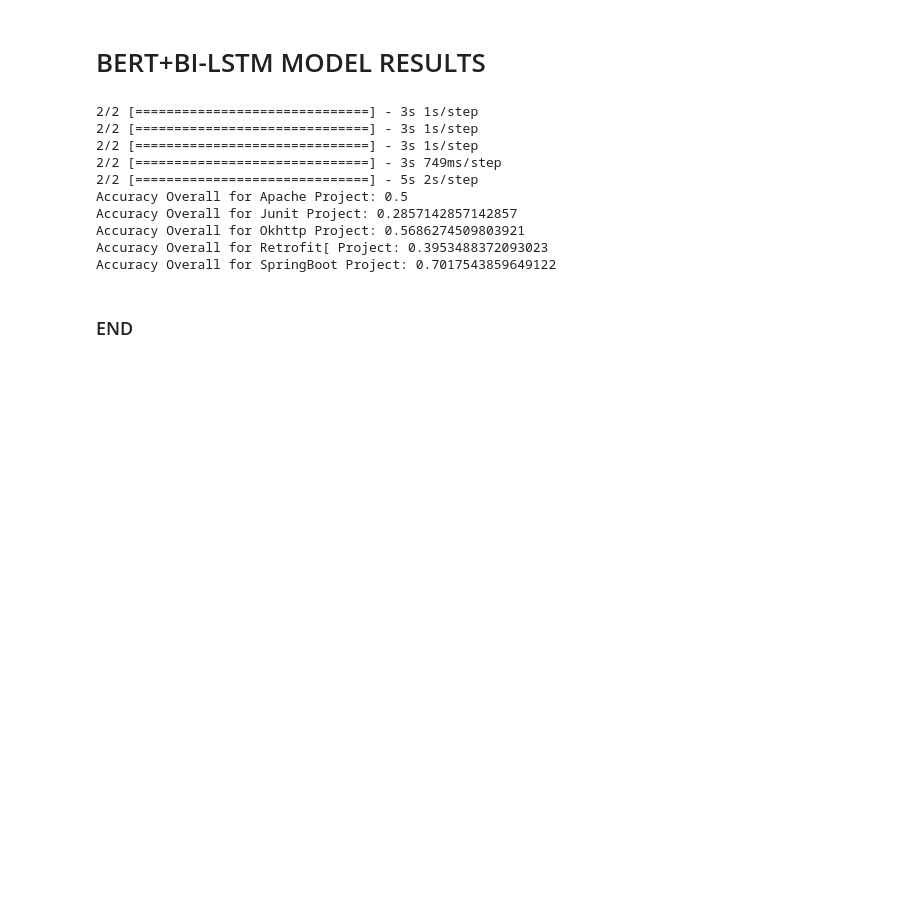
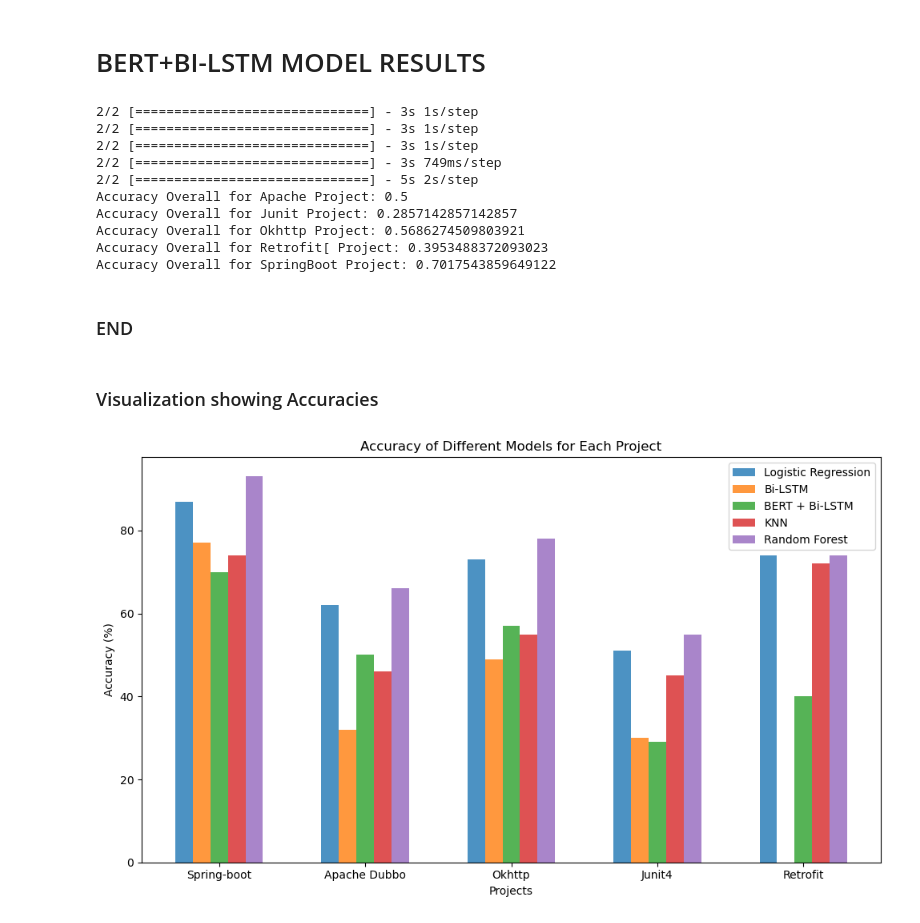
Before and after one commit to harshithabnag7/DSCI-Quality-Commit-Messages--dentification, a Jupyter notebook: Models training final.ipynb, the cells around one changed output. Cells and saved outputs as stored; diff of their text form; code cells hidden in the pictures; blank space fills up the shorter version.

Commit message:
designed visualization

```diff
--- a/Models training final.ipynb
+++ b/Models training final.ipynb
@@ -673,3 +673,44 @@ Accuracy Overall for Retrofit[ Project: 0.3953488372093023
 Accuracy Overall for SpringBoot Project: 0.7017543859649122
 # %% [markdown]
 ### END
+# %% [markdown]
+### Visualization showing Accuracies
+# %%
+import numpy as np
+import matplotlib.pyplot as plt
+
+
+projects = ['Spring-boot', 'Apache Dubbo', 'Okhttp', 'Junit4', 'Retrofit']
+models = ['Logistic Regression', 'Bi-LSTM', 'BERT + Bi-LSTM', 'KNN', 'Random Forest']
+
+accuracy_values = np.array([
+    [87, 77, 70, 74, 93],
+    [62, 32, 50, 46, 66],
+    [73, 49, 57, 55, 78],
+    [51, 30, 29, 45, 55],
+    [74, 0, 40, 72, 74]
+])
+
+
+fig, ax = plt.subplots(figsize=(10, 6))
+bar_width = 0.12
+opacity = 0.8
+bar_offsets = np.arange(len(projects))
+
+
+for i, model in enumerate(models):
+    ax.bar(bar_offsets + i * bar_width, accuracy_values[:, i], bar_width, alpha=opacity, label=model)
+
+
+ax.set_xlabel('Projects')
+ax.set_ylabel('Accuracy (%)')
+ax.set_title('Accuracy of Different Models for Each Project')
+ax.set_xticks(bar_offsets + (len(models) - 1) * bar_width / 2)
+ax.set_xticklabels(projects)
+ax.legend()
+
+
+plt.tight_layout()
+plt.show()
+# %% [output]
+[figure, added]
```
